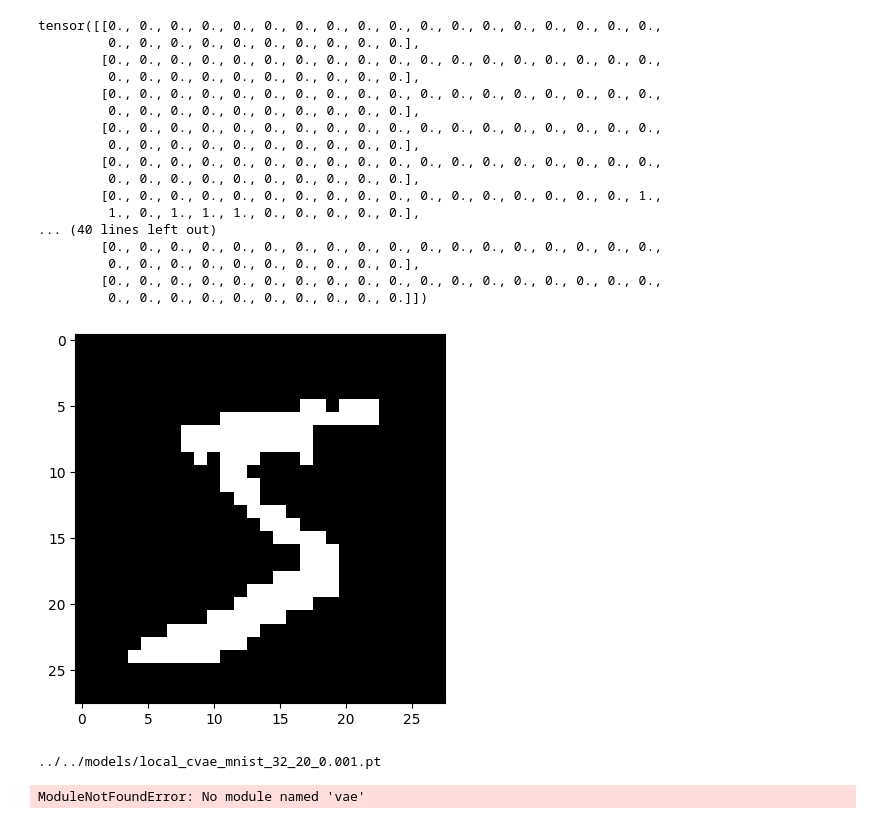
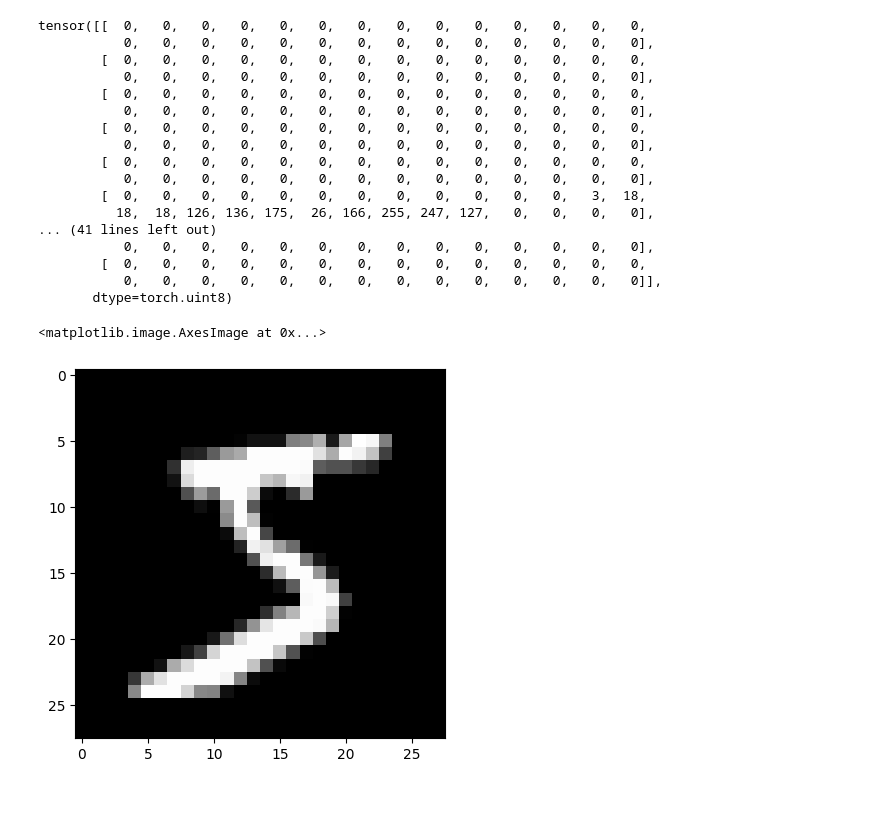
Before and after one commit to FederatedRP2024Delft/GenFL, a Jupyter notebook: src/jupyter_notebook/mnist_cvae.ipynb, the cells around one changed output. Drawn from its saved outputs; the diff is of its cells as text; code cells hidden in the pictures.

```diff
--- a/src/jupyter_notebook/mnist_cvae.ipynb
+++ b/src/jupyter_notebook/mnist_cvae.ipynb
@@ -16,60 +13,34 @@ device = torch.device('cuda' if torch.cuda.is_available() else 'cpu')
 # %%
 # binarize the data
 class args:
     def __init__(self):
         self.num_channels = 1
         self.iid = 1
         self.num_classes = 10
         self.num_users = 10
         self.dataset = 'mnist'
 
 training_data, testing_data, user_groups = get_dataset(args())
+
+print(training_data.data[0])
+plt.imshow(training_data.data[0], cmap='gray')
+# %% [output]
+tensor([[  0,   0,   0,   0,   0,   0,   0,   0,   0,   0,   0,   0,   0,   0,
+           0,   0,   0,   0,   0,   0,   0,   0,   0,   0,   0,   0,   0,   0],
+        [  0,   0,   0,   0,   0,   0,   0,   0,   0,   0,   0,   0,   0,   0,
+           0,   0,   0,   0,   0,   0,   0,   0,   0,   0,   0,   0,   0,   0],
+        [  0,   0,   0,   0,   0,   0,   0,   0,   0,   0,   0,   0,   0,   0,
+           0,   0,   0,   0,   0,   0,   0,   0,   0,   0,   0,   0,   0,   0],
+        [  0,   0,   0,   0,   0,   0,   0,   0,   0,   0,   0,   0,   0,   0,
+           0,   0,   0,   0,   0,   0,   0,   0,   0,   0,   0,   0,   0,   0],
+        [  0,   0,   0,   0,   0,   0,   0,   0,   0,   0,   0,   0,   0,   0,
+           0,   0,   0,   0,   0,   0,   0,   0,   0,   0,   0,   0,   0,   0],
+        [  0,   0,   0,   0,   0,   0,   0,   0,   0,   0,   0,   0,   3,  18,
+          18,  18, 126, 136, 175,  26, 166, 255, 247, 127,   0,   0,   0,   0],
+... (41 lines left out)
+           0,   0,   0,   0,   0,   0,   0,   0,   0,   0,   0,   0,   0,   0],
+        [  0,   0,   0,   0,   0,   0,   0,   0,   0,   0,   0,   0,   0,   0,
+           0,   0,   0,   0,   0,   0,   0,   0,   0,   0,   0,   0,   0,   0]],
+       dtype=torch.uint8)
+<matplotlib.image.AxesImage at 0x...>
+[figure, added]
-# %%
-plt.imshow(training_data[0][0][0], cmap='gray')
-
-print(training_data[0][0][0])
-# %% [output]
-tensor([[0., 0., 0., 0., 0., 0., 0., 0., 0., 0., 0., 0., 0., 0., 0., 0., 0., 0.,
-         0., 0., 0., 0., 0., 0., 0., 0., 0., 0.],
-        [0., 0., 0., 0., 0., 0., 0., 0., 0., 0., 0., 0., 0., 0., 0., 0., 0., 0.,
-         0., 0., 0., 0., 0., 0., 0., 0., 0., 0.],
-        [0., 0., 0., 0., 0., 0., 0., 0., 0., 0., 0., 0., 0., 0., 0., 0., 0., 0.,
-         0., 0., 0., 0., 0., 0., 0., 0., 0., 0.],
-        [0., 0., 0., 0., 0., 0., 0., 0., 0., 0., 0., 0., 0., 0., 0., 0., 0., 0.,
-         0., 0., 0., 0., 0., 0., 0., 0., 0., 0.],
-        [0., 0., 0., 0., 0., 0., 0., 0., 0., 0., 0., 0., 0., 0., 0., 0., 0., 0.,
-         0., 0., 0., 0., 0., 0., 0., 0., 0., 0.],
-        [0., 0., 0., 0., 0., 0., 0., 0., 0., 0., 0., 0., 0., 0., 0., 0., 0., 1.,
-         1., 0., 1., 1., 1., 0., 0., 0., 0., 0.],
-... (40 lines left out)
-        [0., 0., 0., 0., 0., 0., 0., 0., 0., 0., 0., 0., 0., 0., 0., 0., 0., 0.,
-         0., 0., 0., 0., 0., 0., 0., 0., 0., 0.],
-        [0., 0., 0., 0., 0., 0., 0., 0., 0., 0., 0., 0., 0., 0., 0., 0., 0., 0.,
-         0., 0., 0., 0., 0., 0., 0., 0., 0., 0.]])
-[figure, removed]
-# %%
-model = "cvae"
-dataset = "mnist"
-batch_size = 32
-epochs = 20
-learning_rate = 0.001
-
-model_path = f"../../models/local_{model}_{dataset}_{batch_size}_{epochs}_{learning_rate}.pt"
-
-if os.path.exists(model_path):
-    print(model_path)
-    cvae_model = torch.load(model_path)
-else:
-    cvae = ConditionalVae(dim_encoding=3).to(device)
-
-    # try with model sigma
-    cvae_model, vae_loss_li, kl_loss_li, reg_loss_li = cvae.train_model(
-        training_data=training_data,
-        batch_size=batch_size,
-        epochs=epochs,
-        learning_rate=learning_rate
-    )
-    torch.save(cvae_model, model_path)
-# %% [output]
-../../models/local_cvae_mnist_32_20_0.001.pt
-ModuleNotFoundError: No module named 'vae'
```
Also changed, not shown: parts of 4 cells of this notebook, 11 other files.
